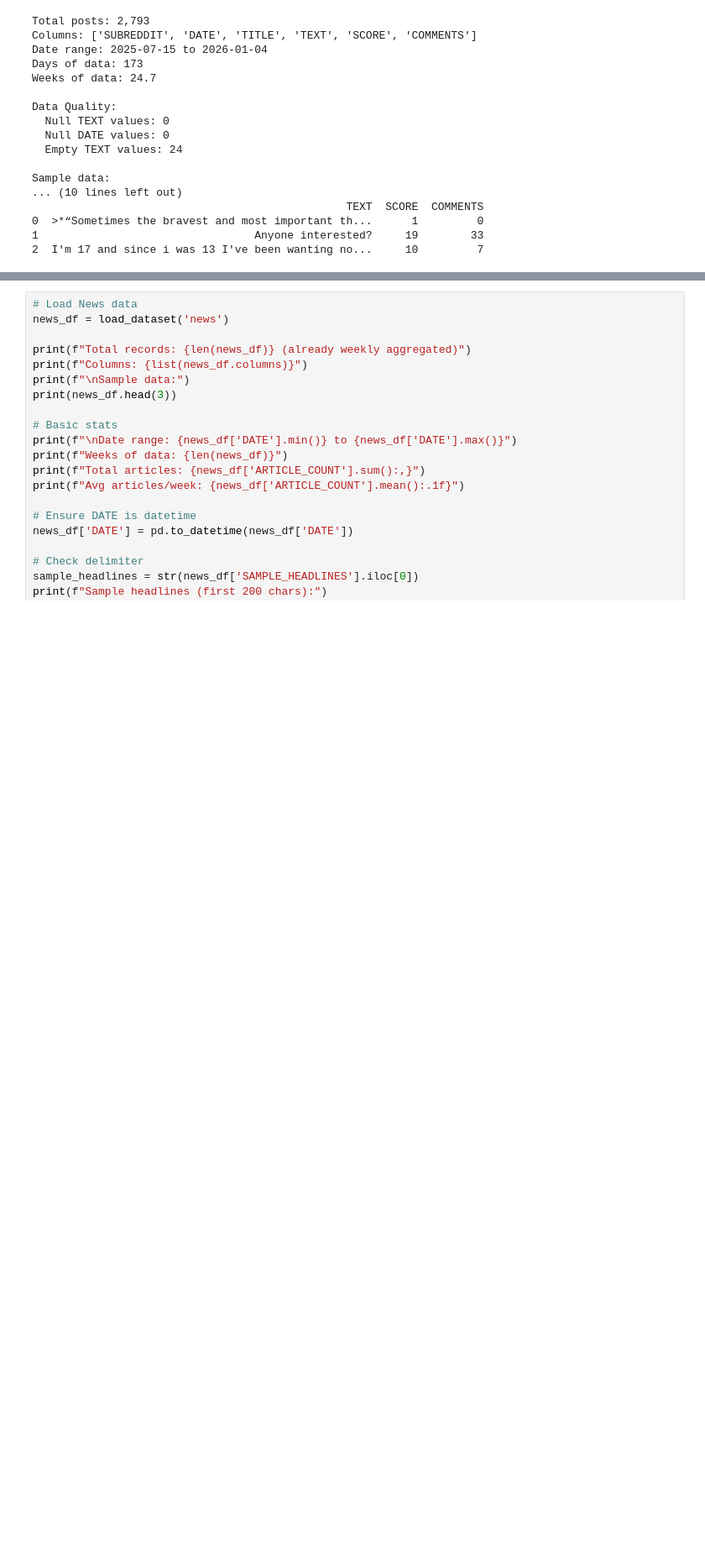
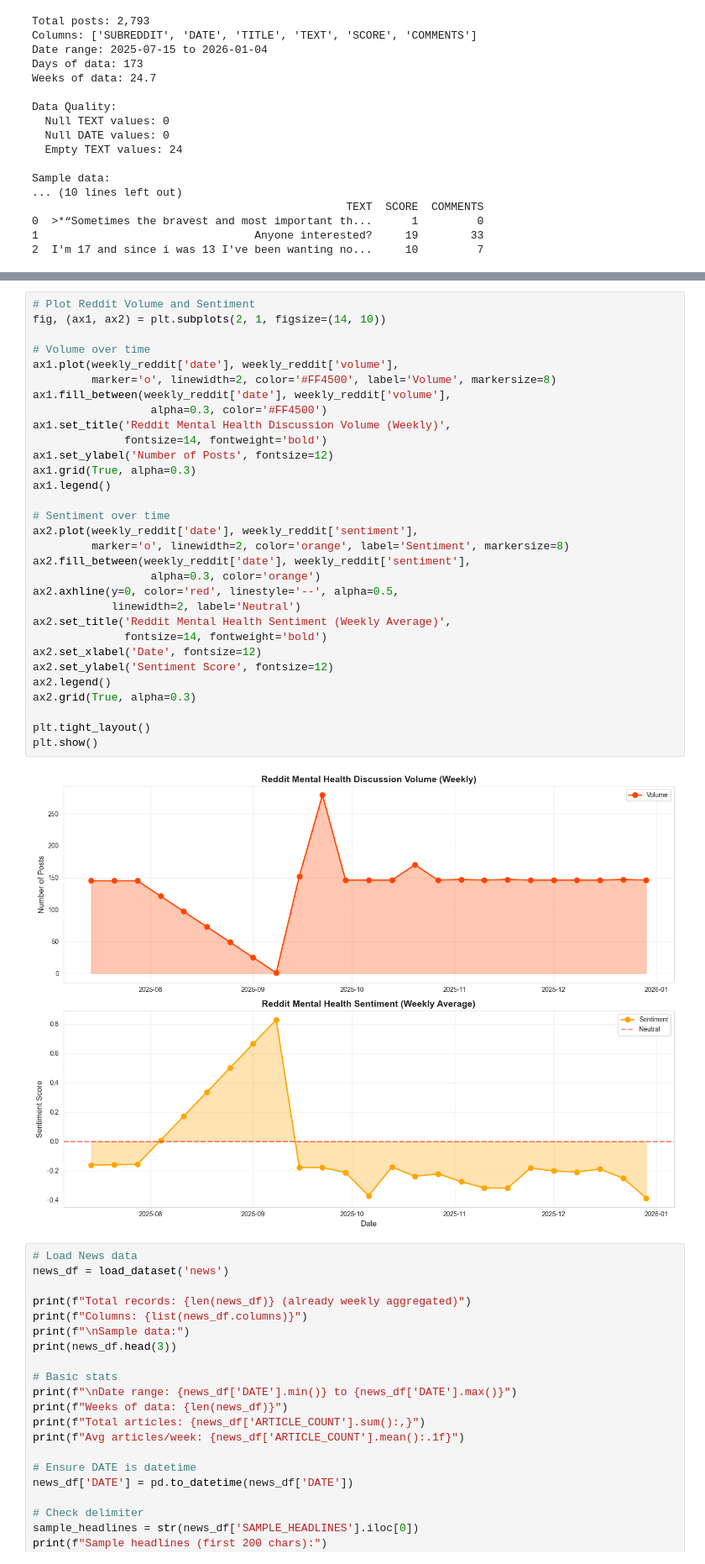
Before and after one commit to atremante26/MindPulseAI, a Jupyter notebook: analysis/forecasting/trend_forecasting.ipynb, the cells around one changed output, grey strips where cells are left out. Shown at 84% size. Drawn from its saved outputs; the diff is of its cells as text; blank space fills up the shorter version.

```diff
--- a/analysis/forecasting/trend_forecasting.ipynb
+++ b/analysis/forecasting/trend_forecasting.ipynb
@@ -225,3 +173,36 @@ Sentiment:
+# %%
+# Plot Reddit Volume and Sentiment
+fig, (ax1, ax2) = plt.subplots(2, 1, figsize=(14, 10))
+
+# Volume over time
+ax1.plot(weekly_reddit['date'], weekly_reddit['volume'],
+         marker='o', linewidth=2, color='#FF4500', label='Volume', markersize=8)
+ax1.fill_between(weekly_reddit['date'], weekly_reddit['volume'],
+                  alpha=0.3, color='#FF4500')
+ax1.set_title('Reddit Mental Health Discussion Volume (Weekly)',
+              fontsize=14, fontweight='bold')
+ax1.set_ylabel('Number of Posts', fontsize=12)
+ax1.grid(True, alpha=0.3)
+ax1.legend()
+
+# Sentiment over time
+ax2.plot(weekly_reddit['date'], weekly_reddit['sentiment'],
+         marker='o', linewidth=2, color='orange', label='Sentiment', markersize=8)
+ax2.fill_between(weekly_reddit['date'], weekly_reddit['sentiment'],
+                  alpha=0.3, color='orange')
+ax2.axhline(y=0, color='red', linestyle='--', alpha=0.5,
+            linewidth=2, label='Neutral')
+ax2.set_title('Reddit Mental Health Sentiment (Weekly Average)',
+              fontsize=14, fontweight='bold')
+ax2.set_xlabel('Date', fontsize=12)
+ax2.set_ylabel('Sentiment Score', fontsize=12)
+ax2.legend()
+ax2.grid(True, alpha=0.3)
+
+plt.tight_layout()
+plt.show()
+# %% [output]
+[figure, added]
 # %%
 # Load News data
 news_df = load_dataset('news')
```
Also changed, not shown: parts of 25 cells of this notebook, 12 other files.
